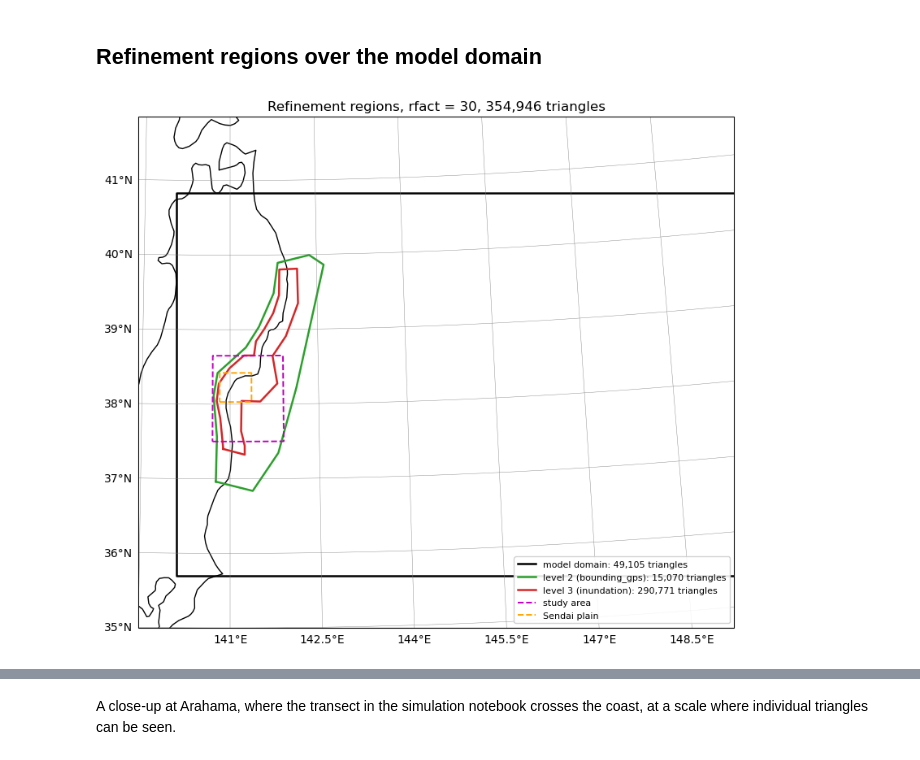
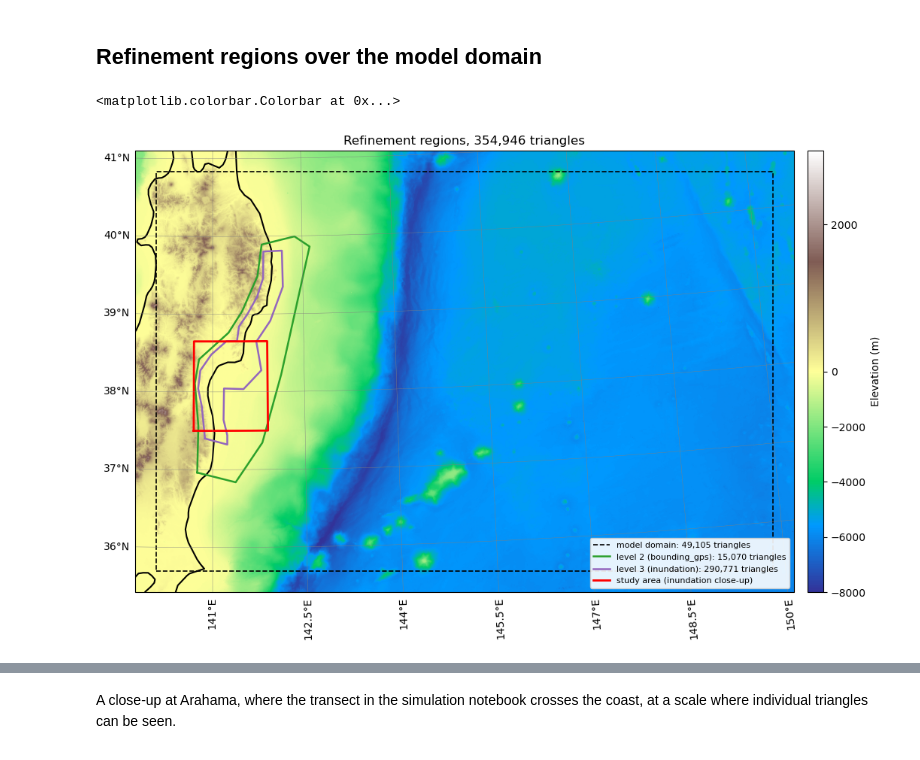
Before and after one commit to stoiver/Tohoku, a Jupyter notebook: notebook_tohoku_mesh.ipynb, the cells around one changed output, grey strips where cells are left out. Saved outputs shown, nothing was run; the diff lists cells and outputs as text; code cells hidden in the pictures.

```diff
--- a/notebook_tohoku_mesh.ipynb
+++ b/notebook_tohoku_mesh.ipynb
@@ -37,6 +37,11 @@ Working directory: /home/steve/Projects/Tohoku
 import project
 
 UTM54 = ccrs.UTM(zone=54)
+# Same projection as UTM54, for whole-domain axes.  cartopy's UTM clips at
+# x = 1250 km, but the domain runs east to 1300 km (150.4 E), so an axes in
+# UTM54 cuts off the eastern 50 km.  Data can still be passed as UTM54.
+UTM54_wide = ccrs.TransverseMercator(central_longitude=141.0, false_easting=500_000,
+                                     scale_factor=0.9996, approx=False)
 PC    = ccrs.PlateCarree()
 to_ll  = Transformer.from_crs('EPSG:32654', 'EPSG:4326', always_xy=True)
 to_utm = Transformer.from_crs('EPSG:4326', 'EPSG:32654', always_xy=True)
@@ -243,33 +248,83 @@ the polygon edge.
 # %% [markdown]
 ## Refinement regions over the model domain
 # %%
-region_colors = ['0.85', 'C2', 'C3']
+# Line styles shared with the maps in notebook_tohoku_open_elevation.ipynb:
+# model domain black dashed, study area (its "inundation close-up") solid red.
+# The refinement boundaries take colours that map does not use, and the mesh
+# panels below reuse them.
+styles = {
+    'domain': dict(color='k',  lw=1.2, ls='--'),
+    'study':  dict(color='red', lw=2.0, ls='-'),
+    'sendai': dict(color='C9', lw=1.4, ls='--'),
+    'level2': dict(color='C2', lw=1.8, ls='-'),
+    'level3': dict(color='C4', lw=1.8, ls='-'),
+}
+region_styles = ['domain', 'level2', 'level3']
 
-fig, ax = plt.subplots(figsize=(11, 7), subplot_kw={'projection': UTM54})
+fig, ax = plt.subplots(figsize=(12, 7), subplot_kw={'projection': UTM54_wide})
 
-for k, ((name, poly, _), c) in enumerate(zip(region_polys, region_colors)):
+# Background: the colour map and norm of the locality map in
+# notebook_tohoku_open_elevation.ipynb, but drawn from the model's own 15 arcsec
+# DEM (Tohoku_dem.tif, also the source of the 0 m contour in the mesh panels
+# below).  Its coverage is the
+# domain plus 0.5 deg, so the map is framed on the domain with a 30 km margin;
+# the coarser Japan_dem.tif stops at 150.5 E and would leave the north-east
+# corner blank.
+import rasterio
+from matplotlib.colors import TwoSlopeNorm
+
+px, py = np.asarray(project.bounding_polygon).T
+margin = 30_000
+map_extent = [px.min() - margin, px.max() + margin, py.min() - margin, py.max() + margin]
+
+# Sample the DEM onto a 1 km grid in the map's own projection and draw that,
+# rather than handing cartopy the lat/lon raster: its warp of a lat/lon image
+# onto this projection comes out visibly blocky.
+gx = np.arange(map_extent[0], map_extent[1], 1000.0)
+gy = np.arange(map_extent[2], map_extent[3], 1000.0)
+GX, GY = np.meshgrid(gx, gy)
+glon, glat = to_ll.transform(GX, GY)
+with rasterio.open('Tohoku_dem.tif') as src:
+    cols, rows = ~src.transform * (glon, glat)       # fractional pixel indices
+    rows = np.clip(rows.astype(int), 0, src.height - 1)
+    cols = np.clip(cols.astype(int), 0, src.width - 1)
+    dem_z = src.read(1)[rows, cols]
+img = ax.imshow(dem_z, extent=map_extent, origin='lower', transform=UTM54_wide,
+                cmap='terrain', norm=TwoSlopeNorm(vcenter=0., vmin=-8000., vmax=3000.))
+
+for k, ((name, poly, _), st) in enumerate(zip(region_polys, region_styles)):
     if poly is None:
-        poly, c = project.bounding_polygon, 'k'
+        poly = project.bounding_polygon
         label = f'model domain: {np.sum(region == 0):,} triangles'
     else:
         label = f'{name}: {np.sum(region == k):,} triangles'
     p = densify(poly, n=20)
-    ax.plot(p[:, 0], p[:, 1], color=c, lw=1.8, transform=UTM54, label=label)
+    ax.plot(p[:, 0], p[:, 1], transform=UTM54, label=label, **styles[st])
 
-for ext, c, label in [(project.study_extent_ll, 'm', 'study area'),
-                      (project.sendai_extent_ll, 'orange', 'Sendai plain')]:
+for ext, st, label in [(project.study_extent_ll, 'study', 'study area (inundation close-up)'),
+                       #(project.sendai_extent_ll, 'sendai', 'Sendai plain')
+                       ]:
     p = densify(ll_rect(ext), n=20)
-    ax.plot(p[:, 0], p[:, 1], color=c, lw=1.4, ls='--', transform=PC, label=label)
+    ax.plot(p[:, 0], p[:, 1], transform=PC, label=label, **styles[st])
 
-ax.coastlines(resolution='50m')
-ax.set_extent([139.5, 152.0, 35.0, 41.5], crs=PC)
+ax.coastlines(resolution='50m', lw=1.5)
+ax.set_extent(map_extent, crs=UTM54_wide)
 gl = ax.gridlines(draw_labels=True, lw=0.3, color='gray')
 gl.top_labels = gl.right_labels = False
 ax.legend(loc='lower right', fontsize=8, framealpha=0.9)
-ax.set_title(f'Refinement regions, rfact = {project.rfact}, {len(domain):,} triangles')
+#ax.set_title(f'Refinement regions, rfact = {project.rfact}, {len(domain):,} triangles')
+ax.set_title(f'Refinement regions, {len(domain):,} triangles')
 plt.tight_layout()
+
+# Colourbar the height of the map.  The map axes keeps its aspect ratio, so its
+# drawn box is only known after a draw; place the colourbar against that.
+fig.canvas.draw()
+pos = ax.get_position()
+cax = fig.add_axes([pos.x1 + 0.015, pos.y0, 0.018, pos.height])
+fig.colorbar(img, cax=cax, label='Elevation (m)')
 # %% [output]
+<matplotlib.colorbar.Colorbar at 0x...>
-[figure, old version]
+[figure, new version]
 # %% [markdown]
 ## The mesh over the study area and the Sendai plain
 
```
Also changed, not shown: parts of 2 cells of this notebook.
